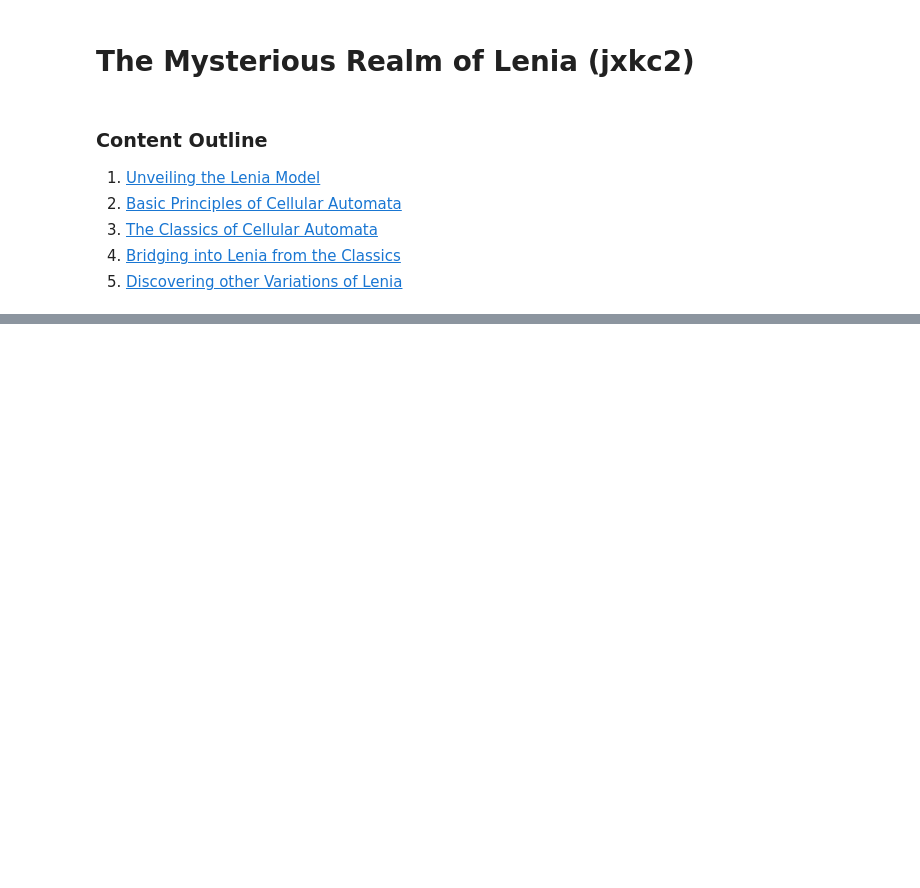
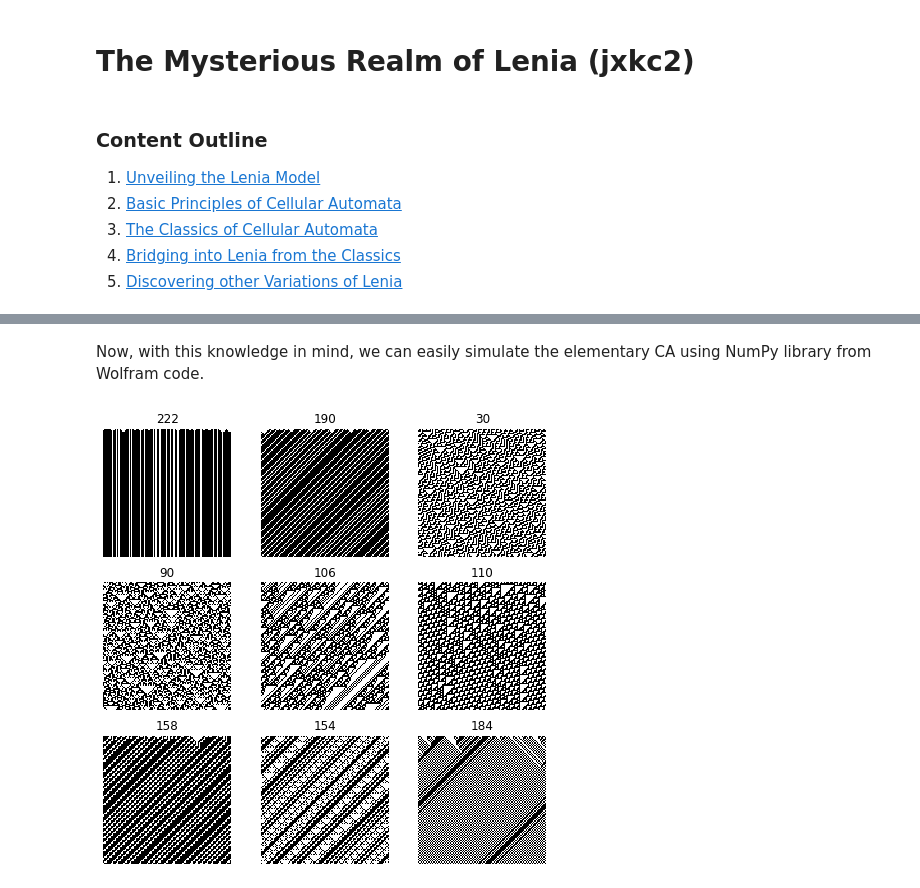
Before and after one commit to Part-II-Computational-Physics/Lenia-jxkc2, a Jupyter notebook: Computing Project jxkc2.ipynb, the cells around one changed output, grey strips where cells are left out. Drawn from its saved outputs; the diff is of its cells as text; code cells hidden in the pictures; blank space fills up the shorter version.

```diff
--- a/Computing Project jxkc2.ipynb
+++ b/Computing Project jxkc2.ipynb
@@ -37,0 +64,49 @@ In the next section, we will look at the classic examples of Wolfram's elementar
+# %% [markdown]
+Now, with this knowledge in mind, we can easily simulate the elementary CA using NumPy library from Wolfram code.
+# %%
+#Code is taken directly from website, this is not to be implemented on my own but for illustrative purposes
+#of what the 4 categories, uniformity, repetition, randomness and complexity mean visually.
+#However, changes can be made to the rule sets to show different results
+
+u = np.array([[4], [2], [1]]) #Defines the vector to obtain numbers written in binary form
+
+def step(x, rule_b):
+    """Compute a single stet of an elementary cellular
+    automaton."""
+    # The columns contains the L, C, R values
+    # of all cells.
+    y = np.vstack((np.roll(x, 1), x,
+                   np.roll(x, -1))).astype(np.int8)
+    # We get the LCR pattern numbers between 0 and 7.
+    z = np.sum(y * u, axis=0).astype(np.int8)
+    # We get the patterns given by the rule.
+    return rule_b[7 - z]
+
+def generate(rule, size=100, steps=100):
+    """Simulate an elementary cellular automaton given
+    its rule (number between 0 and 255)."""
+    # Compute the binary representation of the rule.
+    rule_b = np.array(
+        [int(_) for _ in np.binary_repr(rule, 8)],
+        dtype=np.int8)
+    x = np.zeros((steps, size), dtype=np.int8)
+    # Random initial state.
+    x[0, :] = np.random.rand(size) < .5
+    # Apply the step function iteratively.
+    for i in range(steps - 1):
+        x[i + 1, :] = step(x[i, :], rule_b)
+    return x
+
+fig, axes = plt.subplots(3, 3, figsize=(8, 8))
+rules = [222, 190, 30,
+         90, 106, 110,
+         158, 154, 184] #Rule sets can be changed here. See Wolfram Elementary CA for Rule numbers to see
+#which particular 2D result
+for ax, rule in zip(axes.flat, rules):
+    x = generate(rule)
+    ax.imshow(x, interpolation='none',
+              cmap=plt.cm.binary)
+    ax.set_axis_off()
+    ax.set_title(str(rule))
+# %% [output]
+[figure, added]
```
Also changed, not shown: parts of 7 cells of this notebook, 1 other file.
